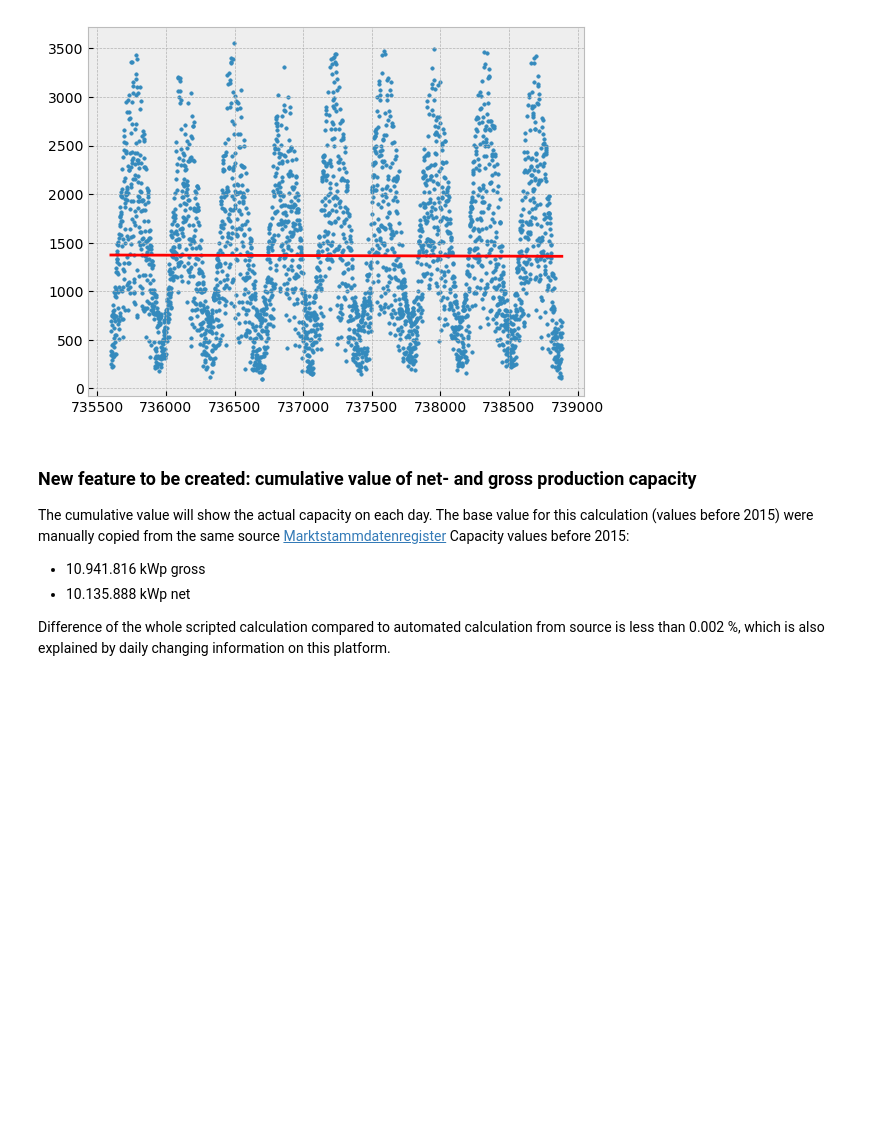
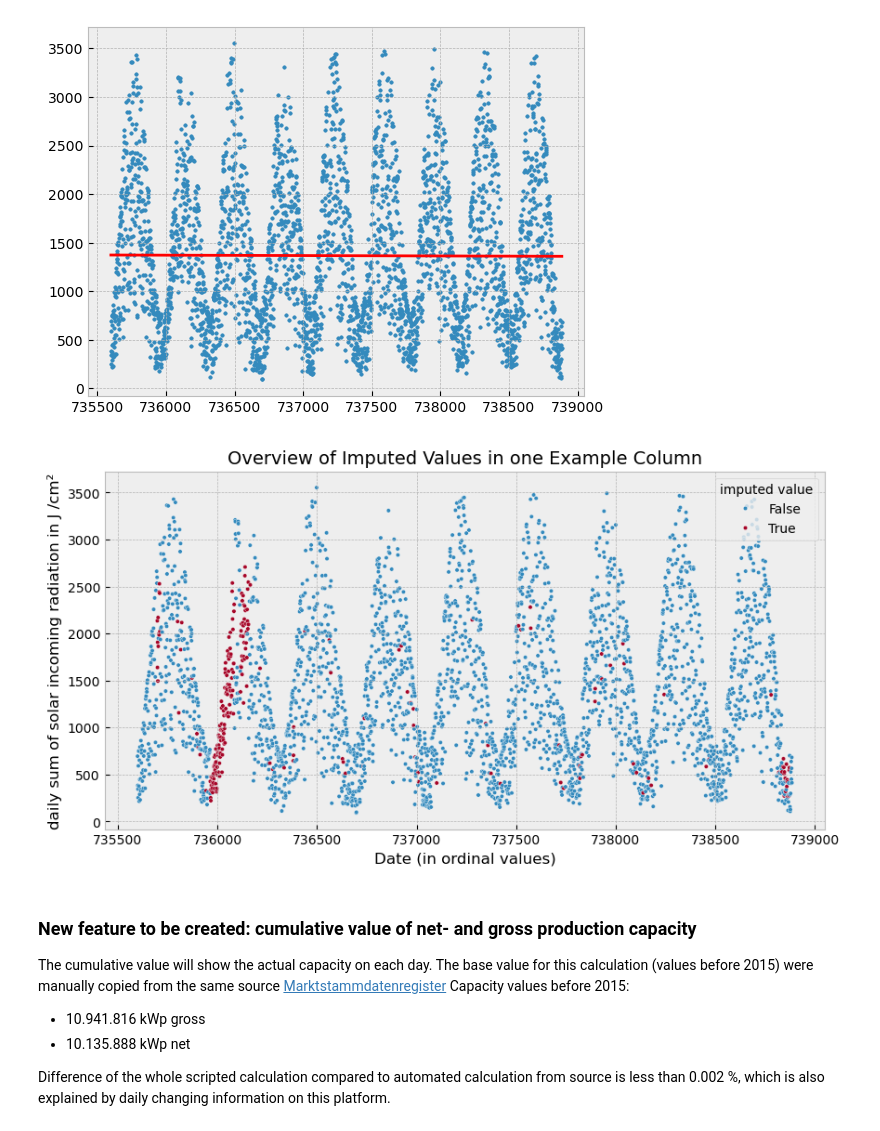
Before and after one commit to raminsdp/Energy_Production_data_repo, a Jupyter notebook: Jupyter_Notebooks/solar_energy_EDA.ipynb, the cells around one changed output. Saved outputs shown, nothing was run; the diff lists cells and outputs as text; code cells hidden in the pictures; blank space fills up the shorter version.

```diff
--- a/Jupyter_Notebooks/solar_energy_EDA.ipynb
+++ b/Jupyter_Notebooks/solar_energy_EDA.ipynb
@@ -111,6 +111,8 @@ for col in cols_fd_fg:
     # setting values < 1 (-999 and 0) to NaN
     df.loc[(df.loc[:,col] < 1),col] = pd.NA
 
+df_nan = df.loc[:,['date','05792_FG_STRAHL']].copy() # for further data analysis
+
 df.info()
 display(df.head())
 # %% [output]
@@ -153,10 +155,11 @@ plt.show()
 # %% [markdown]
 Example of one column with NaN values
 # %%
-df_nan = df.loc[:,['date','05792_FG_STRAHL']].dropna()
-df_nan.loc[:,'date']=df_nan.loc[:,'date'].map(pd.Timestamp.toordinal)
-xn, yn = df_nan['date'],df_nan['05792_FG_STRAHL']
-df_nan.loc[:,'date']=df_nan.loc[:,'date'].map(pd.Timestamp.fromordinal)
+df_nan_plot = df_nan.copy()
+df_nan_plot = df_nan_plot.dropna()
+df_nan_plot.loc[:,'date']=df_nan_plot.loc[:,'date'].map(pd.Timestamp.toordinal)
+xn, yn = df_nan_plot['date'],df_nan_plot['05792_FG_STRAHL']
+df_nan_plot.loc[:,'date']=df_nan_plot.loc[:,'date'].map(pd.Timestamp.fromordinal)
 
 plt.scatter(xn, yn,s=6)
 
@@ -254,6 +258,20 @@ print('Slope of regression after imputation:',linregress(x, y).slope)
 # %% [output]
 Slope of regression after imputation: -0.004016395634810569
 [figure]
+# %%
+df_nan.loc[:,'imputed value'] = df_nan.loc[:,'05792_FG_STRAHL'].isna()
+df_nan.loc[:,'05792_FG_STRAHL'] = df.loc[:,'05792_FG_STRAHL']
+fig, ax = plt.subplots(figsize=(10,5))
+df_nan.loc[:,'date']=df_nan.loc[:,'date'].map(pd.Timestamp.toordinal)
+#xn, yn = df_nan['date'],df_nan['05792_FG_STRAHL']
+sns.scatterplot(data=df_nan,x='date',y='05792_FG_STRAHL',hue='imputed value', s=10,ax=ax) #
+df_nan.loc[:,'date']=df_nan.loc[:,'date'].map(pd.Timestamp.fromordinal)
+plt.title('Overview of Imputed Values in one Example Column',fontsize=14)
+plt.ylabel('daily sum of solar incoming radiation in J /cm²')
+plt.xlabel('Date (in ordinal values)')
+plt.show()
+# %% [output]
+[figure, added]
 # %% [markdown]
 ### New feature to be created: cumulative value of net- and gross production capacity
 
```
Also changed, not shown: parts of 6 cells of this notebook, 3 other files.
